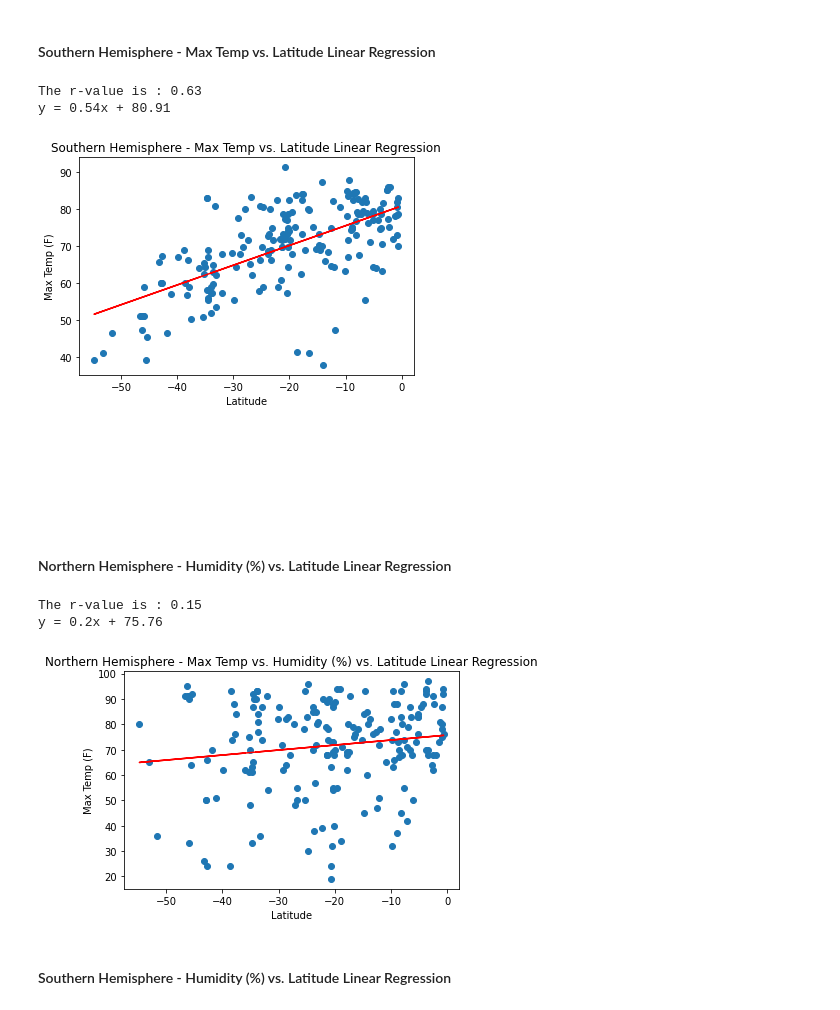
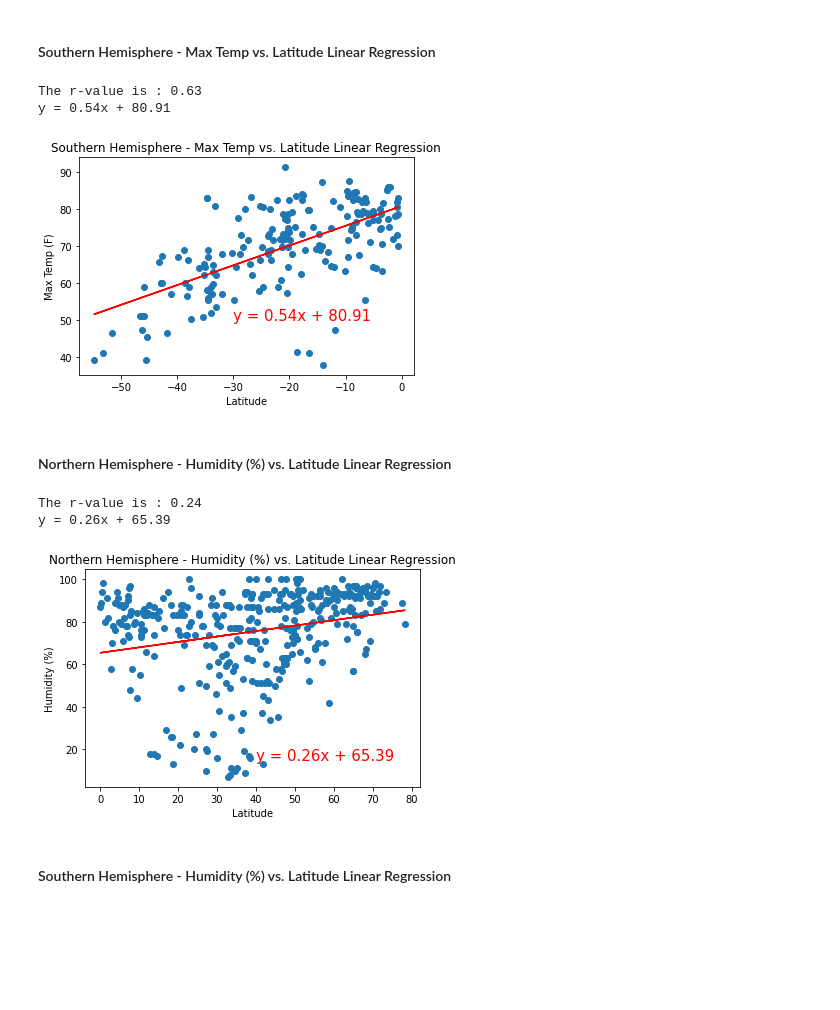
Before and after one commit to sjuarez382/UCI_Homework_Serafin, a Jupyter notebook: Python-API-Homework_Whats_the_Weather_like/WeatherPy.ipynb, the cells around one changed output. Saved outputs shown, nothing was run; the diff lists cells and outputs as text; code cells hidden in the pictures; blank space fills up the shorter version.

Commit message:
Adding norther hemi humidity vs lat fixing

```diff
--- a/Python-API-Homework_Whats_the_Weather_like/WeatherPy.ipynb
+++ b/Python-API-Homework_Whats_the_Weather_like/WeatherPy.ipynb
@@ -395,49 +395,49 @@ y = -0.96x + 91.9
 # %%
 # Equation for liniar
 equation = linear_agression(southern_hemisphere["Lat"],southern_hemisphere["Max Temp"])
 print(equation)
 # annotating
-annotate(equation, 0, 0)
+annotate(equation, -30, 50)
 
 # Title
 plt.title("Southern Hemisphere - Max Temp vs. Latitude Linear Regression")
 
 # X-label
 plt.xlabel("Latitude")
 
 # Y-label
 plt.ylabel("Max Temp (F)")
 
 # Save the figure
 plt.savefig("Images/Southern Hemisphere - Max Temp vs. Latitude Linear Regression.png")
 # %% [output]
 The r-value is : 0.63
 y = 0.54x + 80.91
-[figure, old version]
+[figure, new version]
 # %% [markdown]
 ####  Northern Hemisphere - Humidity (%) vs. Latitude Linear Regression
 # %%
 # Equation for liniar
-equation = linear_agression(southern_hemisphere["Lat"],southern_hemisphere["Humidity"])
+equation = linear_agression(northern_hemisphere["Lat"], northern_hemisphere["Humidity"])
 print(equation)
 # annotating
 annotate(equation, 40, 15)
 
 # Title
-plt.title("Northern Hemisphere - Max Temp vs. Humidity (%) vs. Latitude Linear Regression")
+plt.title("Northern Hemisphere - Humidity (%) vs. Latitude Linear Regression")
 
 # X-label
 plt.xlabel("Latitude")
 
 # Y-label
-plt.ylabel("Max Temp (F)")
+plt.ylabel("Humidity (%)")
 
 # Save the figure
 plt.savefig("Images/Northern Hemisphere - Humidity (%) vs. Latitude Linear Regression.png")
 # %% [output]
-The r-value is : 0.15
-y = 0.2x + 75.76
+The r-value is : 0.24
+y = 0.26x + 65.39
-[figure, old version]
+[figure, new version]
 # %% [markdown]
 ####  Southern Hemisphere - Humidity (%) vs. Latitude Linear Regression
 # %%
```
Also changed, not shown: parts of 1 cell of this notebook, 2 other files.
